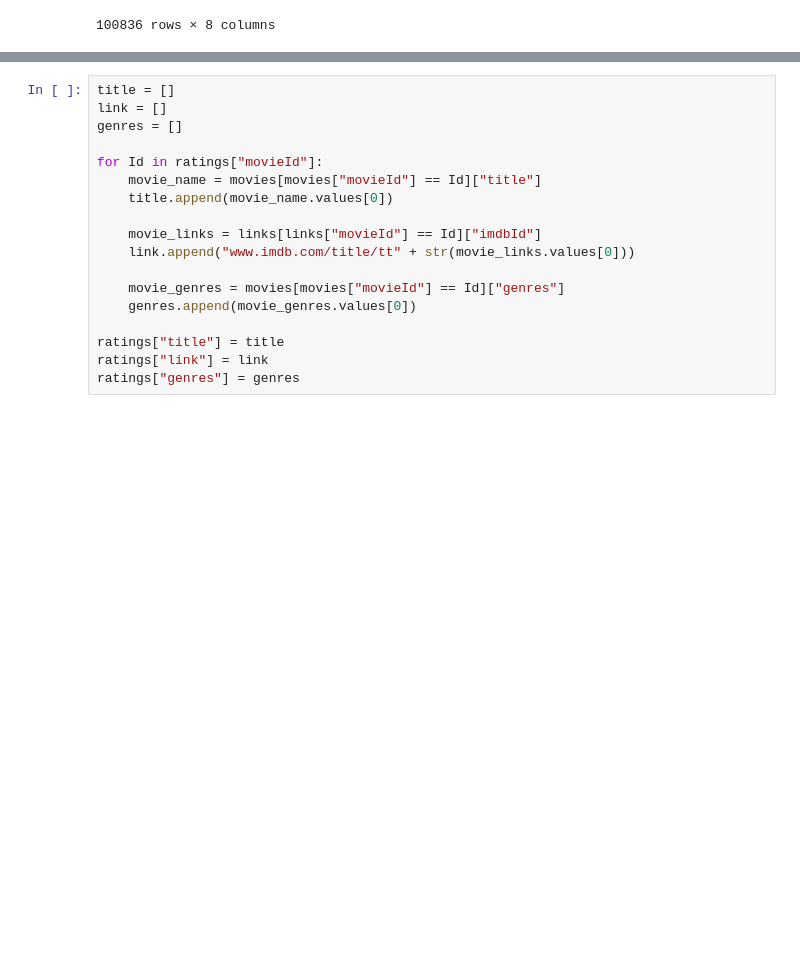
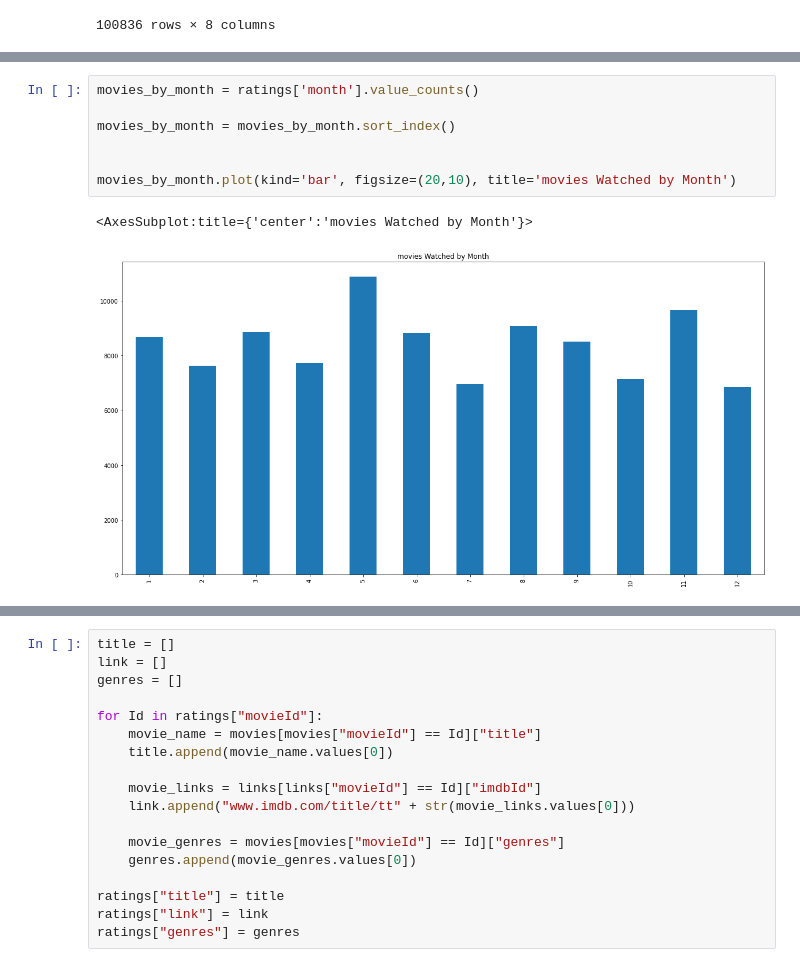
Before and after one commit to mohammad-khamlan/Movie-Recommendation-System, a Jupyter notebook: Movie Recommendation.ipynb, the cells around one changed output, grey strips where cells are left out. Drawn from its saved outputs; the diff is of its cells as text; blank space fills up the shorter version.

```diff
--- a/Movie Recommendation.ipynb
+++ b/Movie Recommendation.ipynb
@@ -201,0 +161,10 @@ ratings
+# %%
+movies_by_month = ratings['month'].value_counts()
+
+movies_by_month = movies_by_month.sort_index()
+
+
+movies_by_month.plot(kind='bar', figsize=(20,10), title='movies Watched by Month')
+# %% [output]
+<AxesSubplot:title={'center':'movies Watched by Month'}>
+[figure, added]
```
Also changed, not shown: parts of 23 cells of this notebook.
